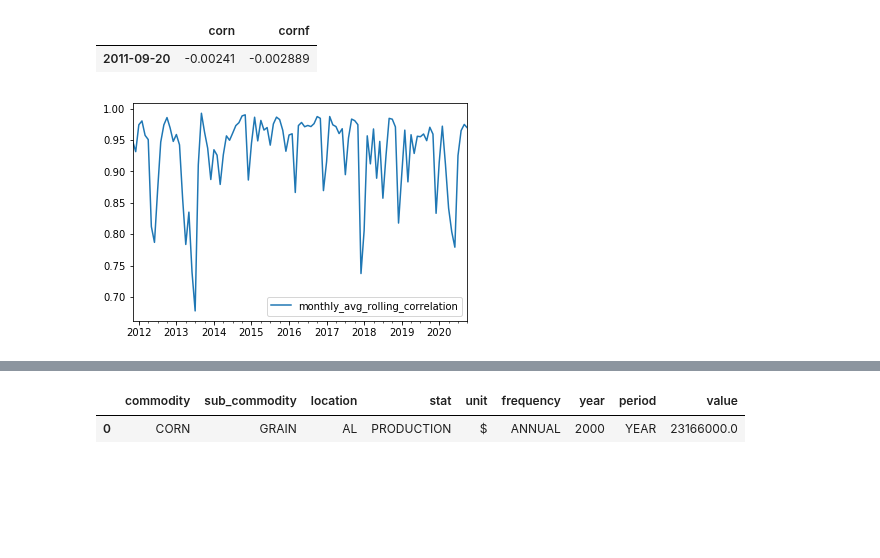
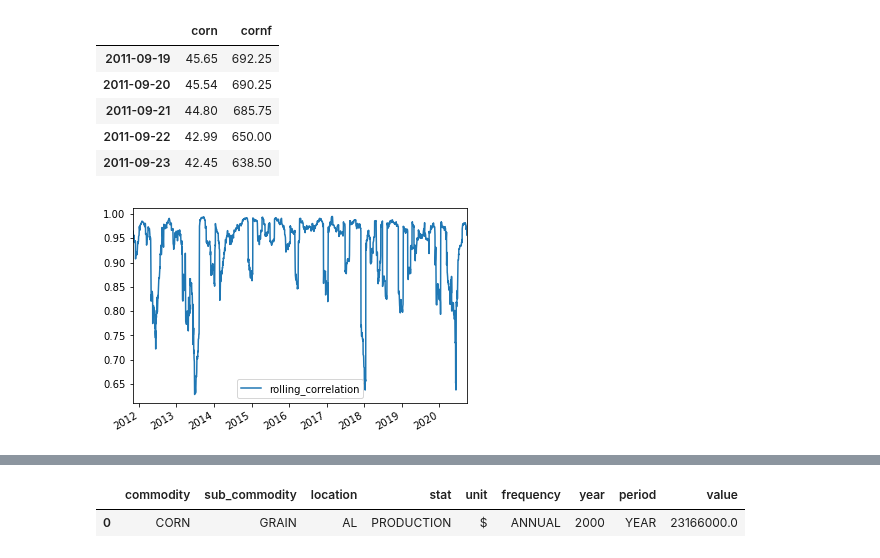
Before and after one commit to stew1922/data_farming, a Jupyter notebook: notebooks/jordan.ipynb, the cells around one changed output, grey strips where cells are left out. Drawn from its saved outputs; the diff is of its cells as text; code cells hidden in the pictures; blank space fills up the shorter version.

```diff
--- a/notebooks/jordan.ipynb
+++ b/notebooks/jordan.ipynb
@@ -17,21 +22,27 @@ prices_df = prices_df[['corn', 'cornf']]
 
 returns_df = prices_df.pct_change().dropna()
 
-returns_df.head(1)
+prices_df.head(5)
 # %% [output]
 |  | corn | cornf |
-| 2011-09-20 | -0.00241 | -0.002889 |
+| 2011-09-19 | 45.65 | 692.25 |
+| 2011-09-20 | 45.54 | 690.25 |
+| 2011-09-21 | 44.80 | 685.75 |
+| 2011-09-22 | 42.99 | 650.00 |
+| 2011-09-23 | 42.45 | 638.50 |
 # %%
 rolling_returns_df = returns_df.rolling(window = 30).mean().dropna()
-rolling_returns_df = rolling_returns_df.resample('MS').mean()
+# rolling_returns_df = rolling_returns_df.resample('MS').mean()
 
-rolling_vol_df = returns_df.rolling(window = 30).std().dropna()
+# rolling_vol_df = returns_df.rolling(window = 30).std().dropna()
 
-rolling_corr_df = returns_df['corn'].rolling(window = 30).corr(returns_df['cornf']).dropna()
-rolling_corr_df = pd.DataFrame(rolling_corr_df.resample('MS').mean(), columns = ['monthly_avg_rolling_correlation'])
+rolling_corr_df = pd.DataFrame(returns_df['corn'].rolling(window = 30).corr(other = returns_df['cornf']).dropna(), columns = ['rolling_correlation'])
+# rolling_corr_df = pd.DataFrame(rolling_corr_df.resample('MS').mean(), columns = ['monthly_avg_rolling_correlation'])
 
 rolling_corr_plot = rolling_corr_df.plot()
 
 plt.savefig(f'../images/jg_fig_temp.png')
+
+# rolling_returns_df.plot(figsize = (20, 20))
 # %% [output]
-[figure, old version]
+[figure, new version]
```
Also changed, not shown: parts of 14 cells of this notebook, 4 other files.
